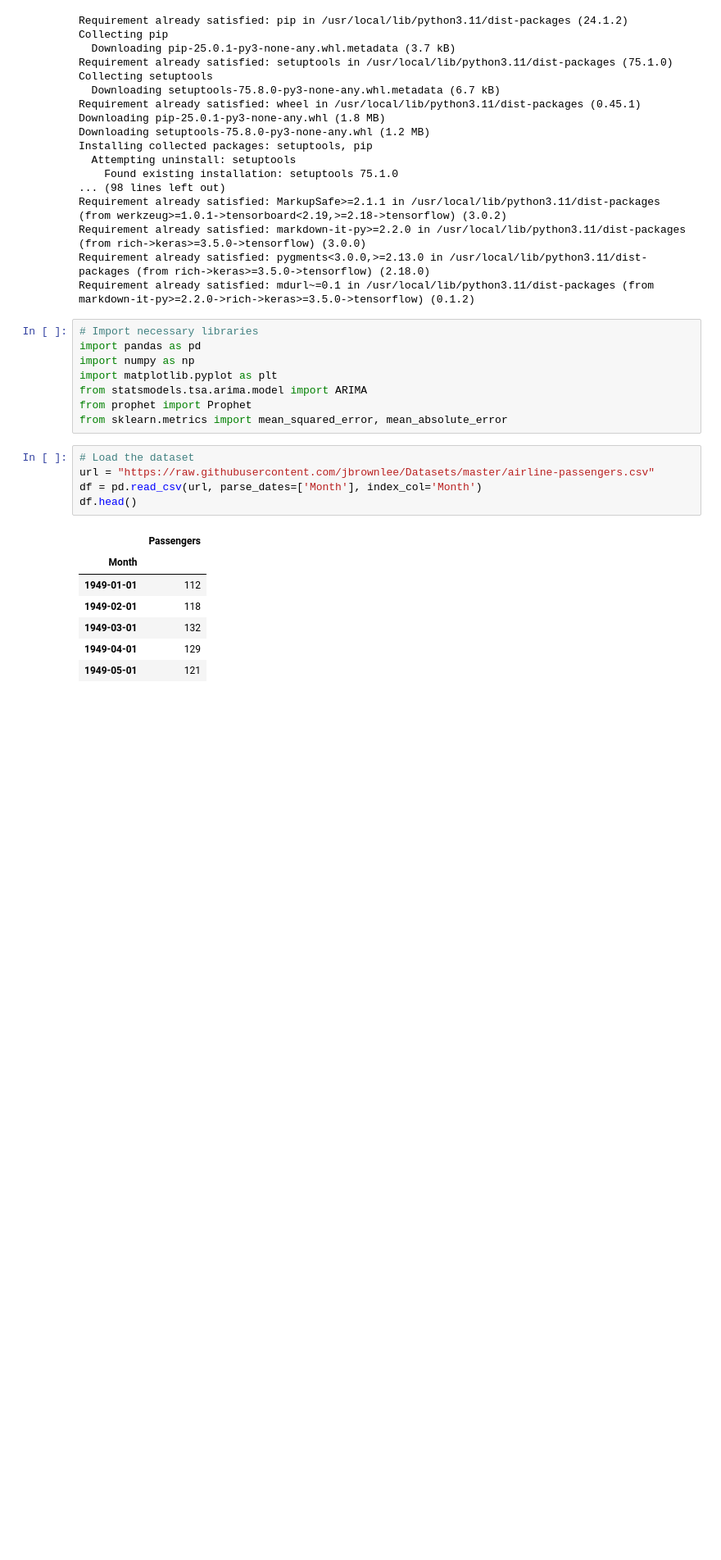
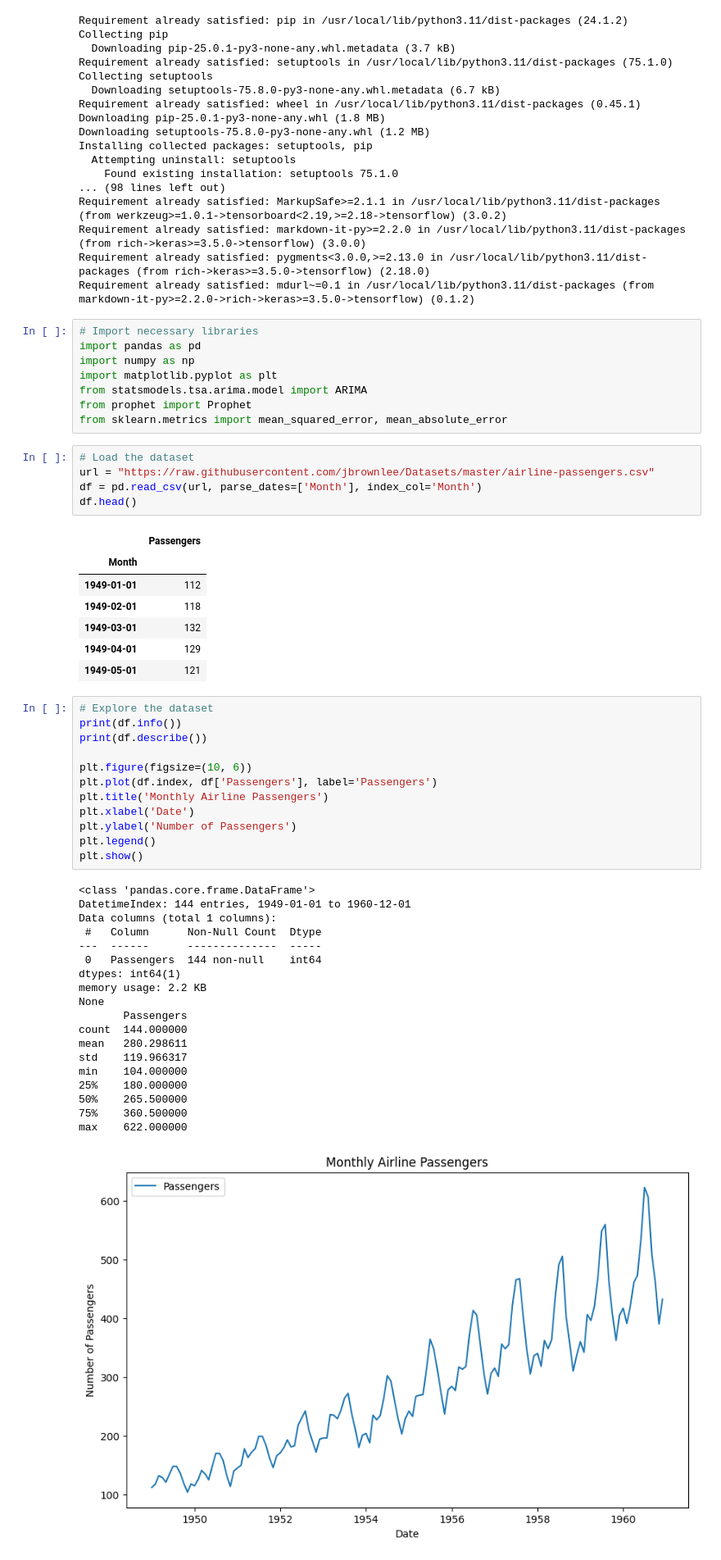
Before and after one commit to sakuna47/Time_Series_Forecasting, a Jupyter notebook: Time_Series_Forecasting.ipynb, the cells around one changed output. Shown at 82% size. Saved outputs shown, nothing was run; the diff lists cells and outputs as text; blank space fills up the shorter version.

```diff
--- a/Time_Series_Forecasting.ipynb
+++ b/Time_Series_Forecasting.ipynb
@@ -51,3 +51,35 @@ df.head()
 | 1949-03-01 | 132 |
 | 1949-04-01 | 129 |
 | 1949-05-01 | 121 |
+# %%
+# Explore the dataset
+print(df.info())
+print(df.describe())
+
+plt.figure(figsize=(10, 6))
+plt.plot(df.index, df['Passengers'], label='Passengers')
+plt.title('Monthly Airline Passengers')
+plt.xlabel('Date')
+plt.ylabel('Number of Passengers')
+plt.legend()
+plt.show()
+# %% [output]
+<class 'pandas.core.frame.DataFrame'>
+DatetimeIndex: 144 entries, 1949-01-01 to 1960-12-01
+Data columns (total 1 columns):
+ #   Column      Non-Null Count  Dtype
+---  ------      --------------  -----
+ 0   Passengers  144 non-null    int64
+dtypes: int64(1)
+memory usage: 2.2 KB
+None
+       Passengers
+count  144.000000
+mean   280.298611
+std    119.966317
+min    104.000000
+25%    180.000000
+50%    265.500000
+75%    360.500000
+max    622.000000
+[figure, added]
```
Also changed, not shown: parts of 1 cell of this notebook.
